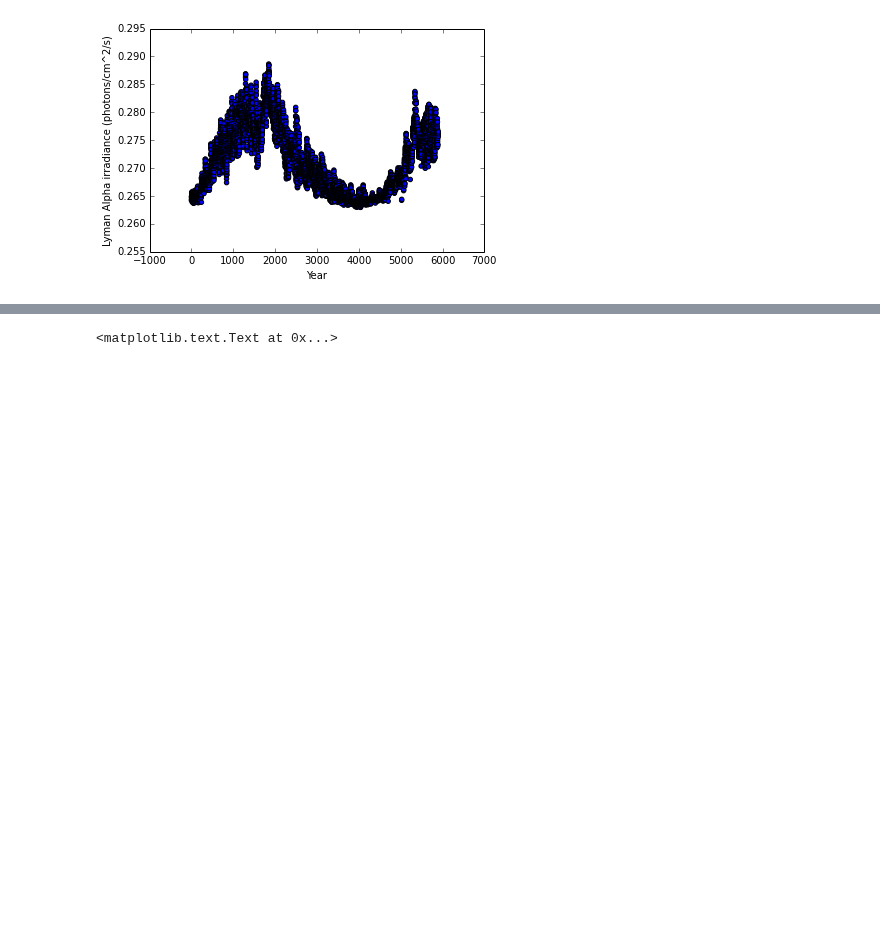
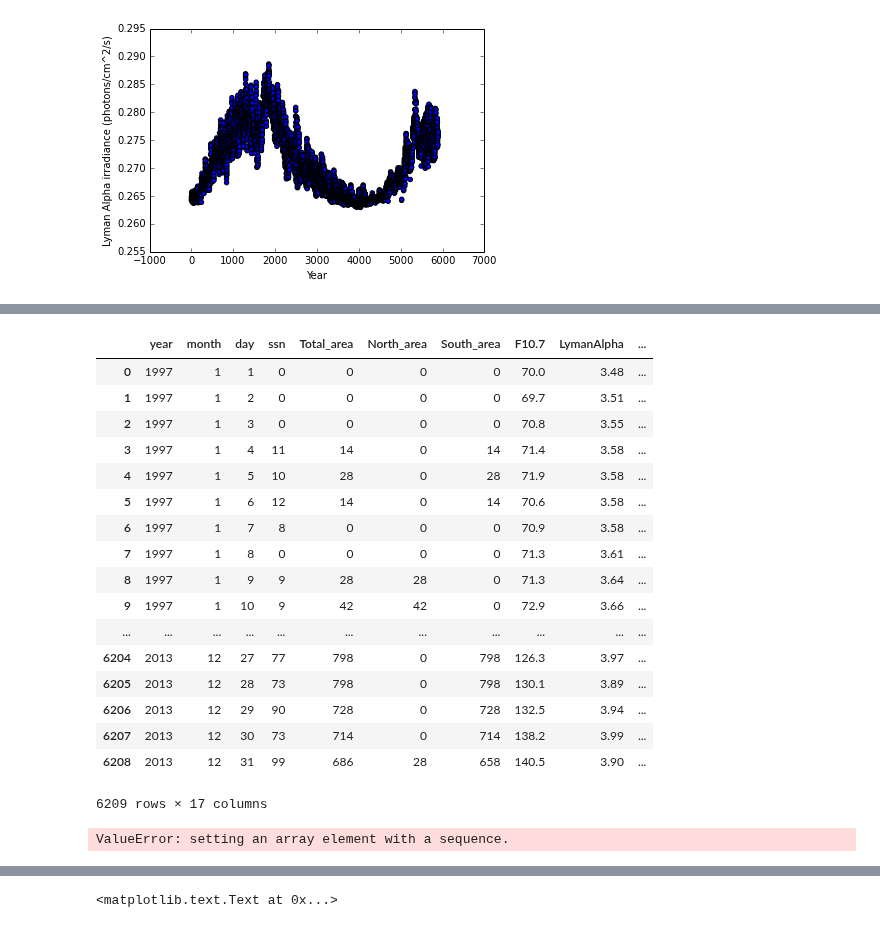
Before and after one commit to dinob0t/ga_project_final, a Jupyter notebook: cmes.ipynb, the cells around one changed output, grey strips where cells are left out. Drawn from its saved outputs; the diff is of its cells as text; code cells hidden in the pictures; blank space fills up the shorter version.

Commit message:
trying to merge

```diff
--- a/cmes.ipynb
+++ b/cmes.ipynb
@@ -197,5 +233,5 @@ df_greenwich = df_greenwich.sort(columns=['year','month','day'])
 # %%
-def which_ssg_to_track(df_greenwich, feat,how):
+def which_ssg_to_track(df_greenwich,df_merge, feat,how):
 # Can't easily use all sunspot groups as individual features as sometimes there are multiple
 # groups and sometimes there are none, but we can use one unique one for each day.
 # For example feat='OWSA' (Observed Whole Spot Area), how = 'max' says:
@@ -209,6 +245,5 @@ def which_ssg_to_track(df_greenwich, feat,how):
     df_gg_on_feat = df_gg_on_feat[df_gg_on_feat[feat] == df_gg_on_feat[new_feat_str]]
     df_gg_on_feat.drop(new_feat_str,inplace=True,axis=1)
     df_gg_on_feat = df_gg_on_feat.reset_index()
-    return df_gg_on_feat
-df_greenwich = which_ssg_to_track(df_greenwich,'CWSA','max')
-df_greenwich.drop('index',inplace=True, axis=1)
+    df_merge = pd.merge(df_merge,df_gg_on_feat,how='left',on=['year','month','day'])
+    return df_merge
@@ -230,3 +250,56 @@ df_f107.drop('DOY',inplace=True, axis=1)
+# %%
+def track_multiple_ss(df_greenwich,df_merge, feat,asc, num_ss):
+# Track multiple sun spots
+# asc = True/False (ascending)
+# feat = which feature to sort on
+# num_ss = return this many sun spots
+    df_gg_on_feat1 = df_greenwich.sort(columns=['year','month','day',feat])
+    if asc:
+        df_gg_on_feat1 = df_gg_on_feat1.groupby(['year','month','day']).head(num_ss)
+    else:
+        df_gg_on_feat1 = df_gg_on_feat1.groupby(['year','month','day']).tail(num_ss)
+
+    df_gg_on_feat1.columns = ['year', 'month', 'day', 'GGT_NOAAGT1', 'OWSA1', 'CWSA1', 'r1', 'phi1', 'Car_long1', 'Car_lat1', 'CMD1']
+    for ssg in range(2,num_ss+1):
+        df_gg_on_feat2=df_gg_on_feat1
+        df_gg_on_feat2.columns = ['year', 'month', 'day', 'GGT_NOAAGT'+str(ssg), 'OWSA'+str(ssg), 'CWSA'+str(ssg), 'r'+str(ssg), 'phi'+str(ssg), 'Car_long'+str(ssg), 'Car_lat'+str(ssg), 'CMD'+str(ssg)]
+        df_gg_on_feat2 = df_gg_on_feat2.groupby(['year','month','day']).apply(lambda t: t.iloc[ssg-1])
+        df_gg_on_feat1 = pd.merge(df_gg_on_feat1, df_gg_on_feat2, how='left', on=['year', 'month','day'])
+    df_merge = pd.merge(df_merge,df_gg_on_feat1,how='left',on=['year','month','day'])
+
+    return df_merge
+# %%
+track_multiple = True
+# Either track one sun spot group and associate properties
+if track_multiple:
+    df_merge = track_multiple_ss(df_greenwich,df_merge,'CWSA',False, 1)
+else:
+    df_merge = which_ssg_to_track(df_greenwich,df_merge,'CWSA','max')
+
+# df_greenwich.drop('index',inplace=True, axis=1)
+# track_multiple_ss(df_greenwich,'CWSA',False, 5)
+# df_greenwich.drop('index',inplace=True, axis=1)
+# %%
+df_merge
+# %% [output]
+|  | year | month | day | ssn | Total_area | North_area | South_area | F10.7 | LymanAlpha | ... |
+| 0 | 1997 | 1 | 1 | 0 | 0 | 0 | 0 | 70.0 | 3.48 | ... |
+| 1 | 1997 | 1 | 2 | 0 | 0 | 0 | 0 | 69.7 | 3.51 | ... |
+| 2 | 1997 | 1 | 3 | 0 | 0 | 0 | 0 | 70.8 | 3.55 | ... |
+| 3 | 1997 | 1 | 4 | 11 | 14 | 0 | 14 | 71.4 | 3.58 | ... |
+| 4 | 1997 | 1 | 5 | 10 | 28 | 0 | 28 | 71.9 | 3.58 | ... |
+| 5 | 1997 | 1 | 6 | 12 | 14 | 0 | 14 | 70.6 | 3.58 | ... |
+| 6 | 1997 | 1 | 7 | 8 | 0 | 0 | 0 | 70.9 | 3.58 | ... |
+| 7 | 1997 | 1 | 8 | 0 | 0 | 0 | 0 | 71.3 | 3.61 | ... |
+| 8 | 1997 | 1 | 9 | 9 | 28 | 28 | 0 | 71.3 | 3.64 | ... |
+| 9 | 1997 | 1 | 10 | 9 | 42 | 42 | 0 | 72.9 | 3.66 | ... |
+| ... | ... | ... | ... | ... | ... | ... | ... | ... | ... | ... |
+| 6204 | 2013 | 12 | 27 | 77 | 798 | 0 | 798 | 126.3 | 3.97 | ... |
+| 6205 | 2013 | 12 | 28 | 73 | 798 | 0 | 798 | 130.1 | 3.89 | ... |
+| 6206 | 2013 | 12 | 29 | 90 | 728 | 0 | 728 | 132.5 | 3.94 | ... |
+| 6207 | 2013 | 12 | 30 | 73 | 714 | 0 | 714 | 138.2 | 3.99 | ... |
+| 6208 | 2013 | 12 | 31 | 99 | 686 | 28 | 658 | 140.5 | 3.90 | ... |
+6209 rows × 17 columns
 # %%
 #####################################################################################
 # Limit data frames to those dates for which we have CME data
@@ -250,10 +323,12 @@ def clip_to_cme_data(df_in, df_cmes):
     return df_in
 # %%
 # df_magnesiumII = clip_to_cme_data(df_magnesiumII,df_cmes)
-df_ssn = clip_to_cme_data(df_ssn,df_cmes)
-df_ssnda = clip_to_cme_data(df_ssnda,df_cmes)
-df_greenwich = clip_to_cme_data(df_greenwich,df_cmes)
-df_f107 = clip_to_cme_data(df_f107,df_cmes)
-df_lyman = clip_to_cme_data(df_lyman,df_cmes)
+# df_ssn = clip_to_cme_data(df_ssn,df_cmes)
+# df_ssnda = clip_to_cme_data(df_ssnda,df_cmes)
+# df_greenwich = clip_to_cme_data(df_greenwich,df_cmes)
+# df_f107 = clip_to_cme_data(df_f107,df_cmes)
+# df_lyman = clip_to_cme_data(df_lyman,df_cmes)
+# %% [output]
+ValueError: setting an array element with a sequence.
 # %%
 # Merge SSN, SSNDA and CME data on year, month, day
```
Also changed, not shown: parts of 8 cells of this notebook.
